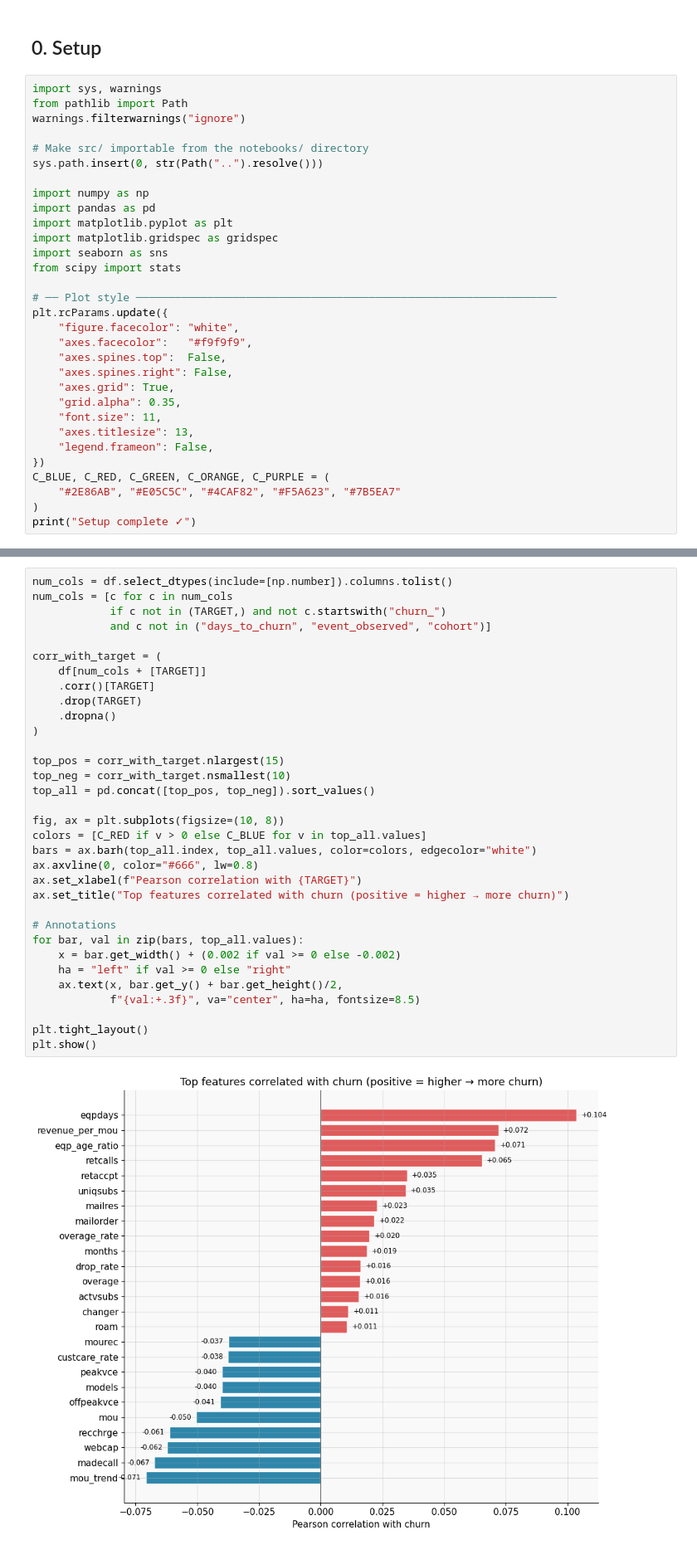
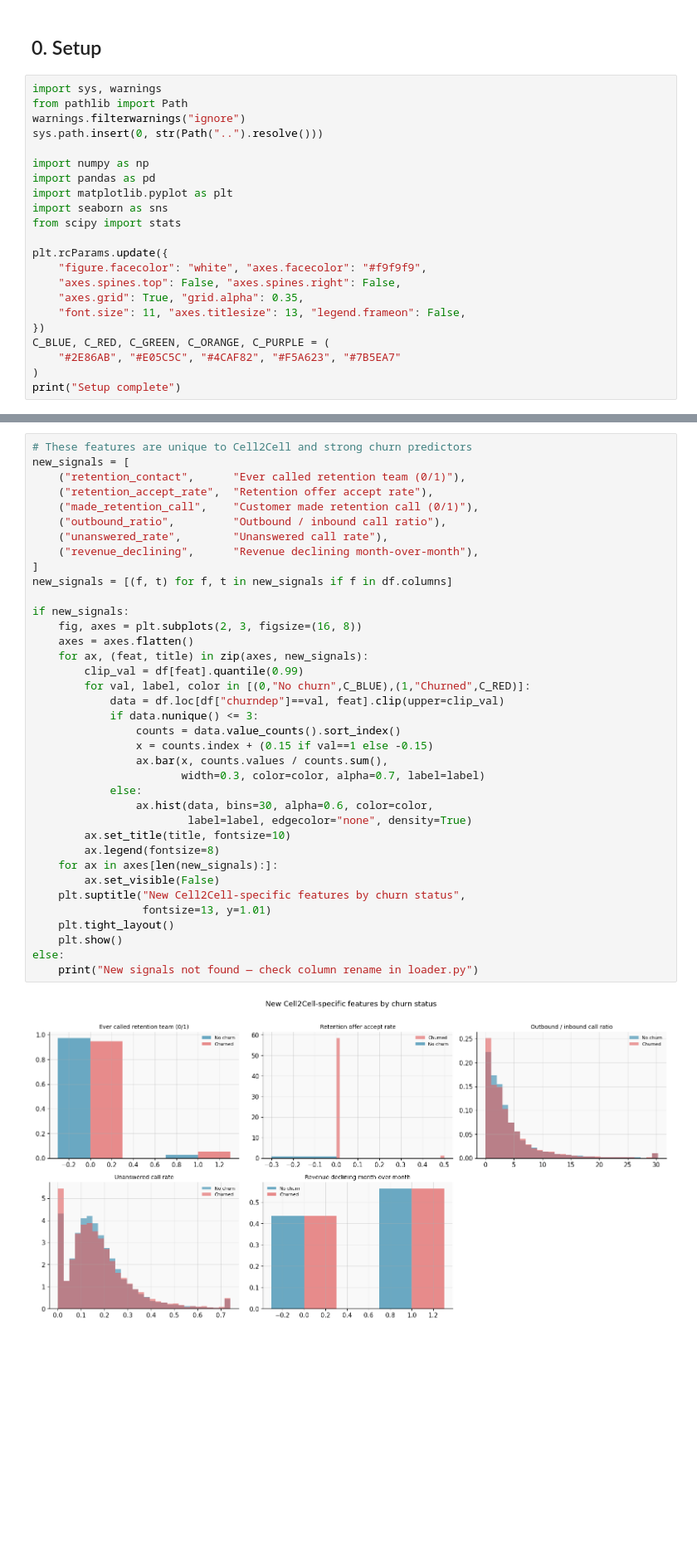
Before and after one commit to MYOUSSF/churn-monitoring, a Jupyter notebook: notebooks/01_eda.ipynb, the cells around one changed output, grey strips where cells are left out. Shown at 83% size. Drawn from its saved outputs; the diff is of its cells as text; blank space fills up the shorter version.

```diff
--- a/notebooks/01_eda.ipynb
+++ b/notebooks/01_eda.ipynb
@@ -16,31 +21,22 @@ This notebook explores the Cell2Cell dataset end-to-end:
 import sys, warnings
 from pathlib import Path
 warnings.filterwarnings("ignore")
-
-# Make src/ importable from the notebooks/ directory
 sys.path.insert(0, str(Path("..").resolve()))
 
 import numpy as np
 import pandas as pd
 import matplotlib.pyplot as plt
-import matplotlib.gridspec as gridspec
 import seaborn as sns
 from scipy import stats
 
-# ── Plot style ─────────────────────────────────────────────────────────────────
 plt.rcParams.update({
-    "figure.facecolor": "white",
-    "axes.facecolor":   "#f9f9f9",
-    "axes.spines.top":  False,
-    "axes.spines.right": False,
-    "axes.grid": True,
-    "grid.alpha": 0.35,
-    "font.size": 11,
-    "axes.titlesize": 13,
-    "legend.frameon": False,
+    "figure.facecolor": "white", "axes.facecolor": "#f9f9f9",
+    "axes.spines.top": False, "axes.spines.right": False,
+    "axes.grid": True, "grid.alpha": 0.35,
+    "font.size": 11, "axes.titlesize": 13, "legend.frameon": False,
 })
 C_BLUE, C_RED, C_GREEN, C_ORANGE, C_PURPLE = (
     "#2E86AB", "#E05C5C", "#4CAF82", "#F5A623", "#7B5EA7"
 )
-print("Setup complete ✓")
+print("Setup complete")
 # %% [output]
@@ -238,36 +167,40 @@ but low correlation features are still worth investigating.
 # %%
-num_cols = df.select_dtypes(include=[np.number]).columns.tolist()
-num_cols = [c for c in num_cols
-            if c not in (TARGET,) and not c.startswith("churn_")
-            and c not in ("days_to_churn", "event_observed", "cohort")]
+# These features are unique to Cell2Cell and strong churn predictors
+new_signals = [
+    ("retention_contact",      "Ever called retention team (0/1)"),
+    ("retention_accept_rate",  "Retention offer accept rate"),
+    ("made_retention_call",    "Customer made retention call (0/1)"),
+    ("outbound_ratio",         "Outbound / inbound call ratio"),
+    ("unanswered_rate",        "Unanswered call rate"),
+    ("revenue_declining",      "Revenue declining month-over-month"),
+]
+new_signals = [(f, t) for f, t in new_signals if f in df.columns]
 
-corr_with_target = (
-    df[num_cols + [TARGET]]
-    .corr()[TARGET]
-    .drop(TARGET)
-    .dropna()
-)
-
-top_pos = corr_with_target.nlargest(15)
-top_neg = corr_with_target.nsmallest(10)
-top_all = pd.concat([top_pos, top_neg]).sort_values()
-
-fig, ax = plt.subplots(figsize=(10, 8))
-colors = [C_RED if v > 0 else C_BLUE for v in top_all.values]
-bars = ax.barh(top_all.index, top_all.values, color=colors, edgecolor="white")
-ax.axvline(0, color="#666", lw=0.8)
-ax.set_xlabel(f"Pearson correlation with {TARGET}")
-ax.set_title("Top features correlated with churn (positive = higher → more churn)")
-
-# Annotations
-for bar, val in zip(bars, top_all.values):
-    x = bar.get_width() + (0.002 if val >= 0 else -0.002)
-    ha = "left" if val >= 0 else "right"
-    ax.text(x, bar.get_y() + bar.get_height()/2,
-            f"{val:+.3f}", va="center", ha=ha, fontsize=8.5)
-
-plt.tight_layout()
-plt.show()
+if new_signals:
+    fig, axes = plt.subplots(2, 3, figsize=(16, 8))
+    axes = axes.flatten()
+    for ax, (feat, title) in zip(axes, new_signals):
+        clip_val = df[feat].quantile(0.99)
+        for val, label, color in [(0,"No churn",C_BLUE),(1,"Churned",C_RED)]:
+            data = df.loc[df["churndep"]==val, feat].clip(upper=clip_val)
+            if data.nunique() <= 3:
+                counts = data.value_counts().sort_index()
+                x = counts.index + (0.15 if val==1 else -0.15)
+                ax.bar(x, counts.values / counts.sum(),
+                       width=0.3, color=color, alpha=0.7, label=label)
+            else:
+                ax.hist(data, bins=30, alpha=0.6, color=color,
+                        label=label, edgecolor="none", density=True)
+        ax.set_title(title, fontsize=10)
+        ax.legend(fontsize=8)
+    for ax in axes[len(new_signals):]:
+        ax.set_visible(False)
+    plt.suptitle("New Cell2Cell-specific features by churn status",
+                 fontsize=13, y=1.01)
+    plt.tight_layout()
+    plt.show()
+else:
+    print("New signals not found — check column rename in loader.py")
 # %% [output]
-[figure, old version]
+[figure, new version]
 # %%
```
Also changed, not shown: parts of 29 cells of this notebook, 11 other files.
